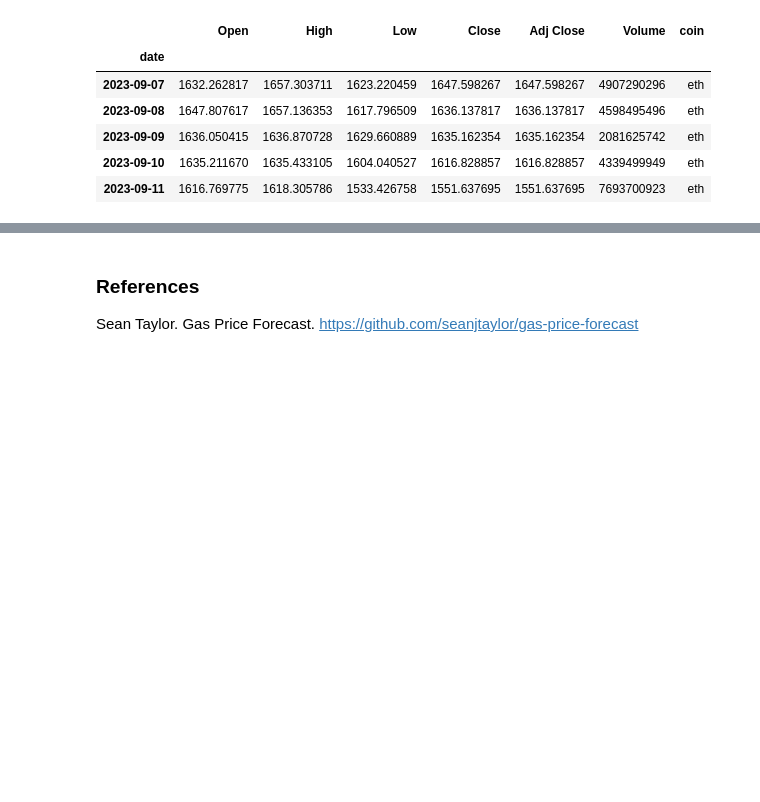
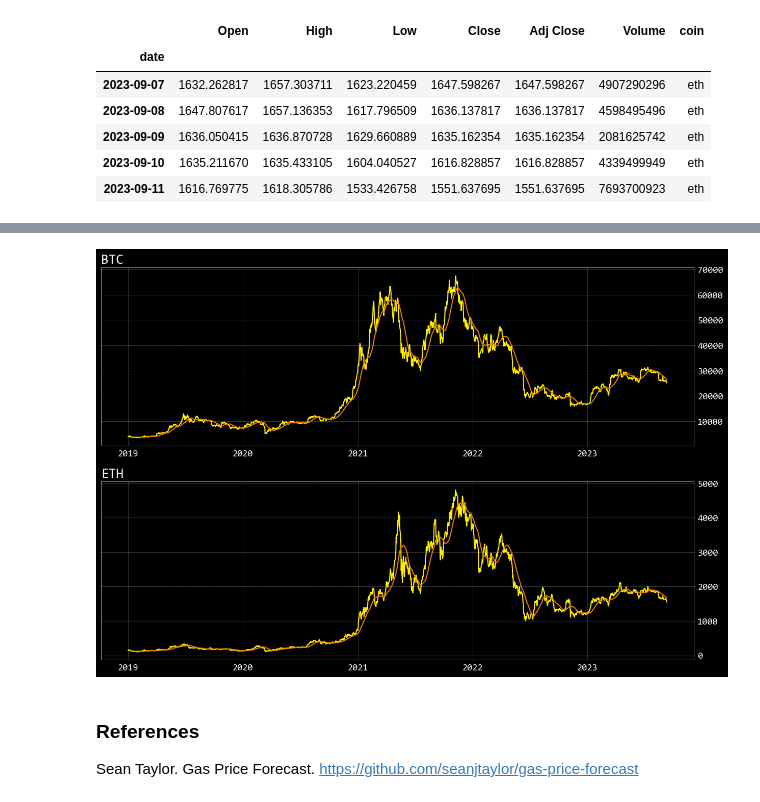
Before and after one commit to LNshuti/meta-labelling-architecture, a Jupyter notebook: research.ipynb, the cells around one changed output, grey strips where cells are left out. Cells and saved outputs as stored; diff of their text form; code cells hidden in the pictures; blank space fills up the shorter version.

```diff
--- a/research.ipynb
+++ b/research.ipynb
@@ -139,3 +132,30 @@ plt.title('BTC Price Over Time')
+# %%
+# Plot the Adj Close price overtime for BTC and ETH.
+# Use two separate subplots for BTC and ETH.
+import matplotlib.pyplot as plt
+import pandas as pd
+
+# Calculate the 30-day moving average for BTC and ETH
+btc_df['MA'] = btc_df['Adj Close'].rolling(window=30).mean()
+eth_df['MA'] = eth_df['Adj Close'].rolling(window=30).mean()
+
+# Create subplots for BTC and ETH
+fig, axes = plt.subplots(2,1,figsize=(15,10))
+
+# Plot the Adj Close price and the moving average for BTC
+axes[0].plot(btc_df['Adj Close'])
+axes[0].plot(btc_df['MA'])
+axes[0].set_title('BTC')
+
+# Plot the Adj Close price and the moving average for ETH
+axes[1].plot(eth_df['Adj Close'])
+axes[1].plot(eth_df['MA'])
+axes[1].set_title('ETH')
+
+# Show the plots
+plt.show()
+# %% [output]
+[figure, added]
 # %% [markdown]
 ### References
 Sean Taylor. Gas Price Forecast. https://github.com/seanjtaylor/gas-price-forecast
```
Also changed, not shown: parts of 3 cells of this notebook.
